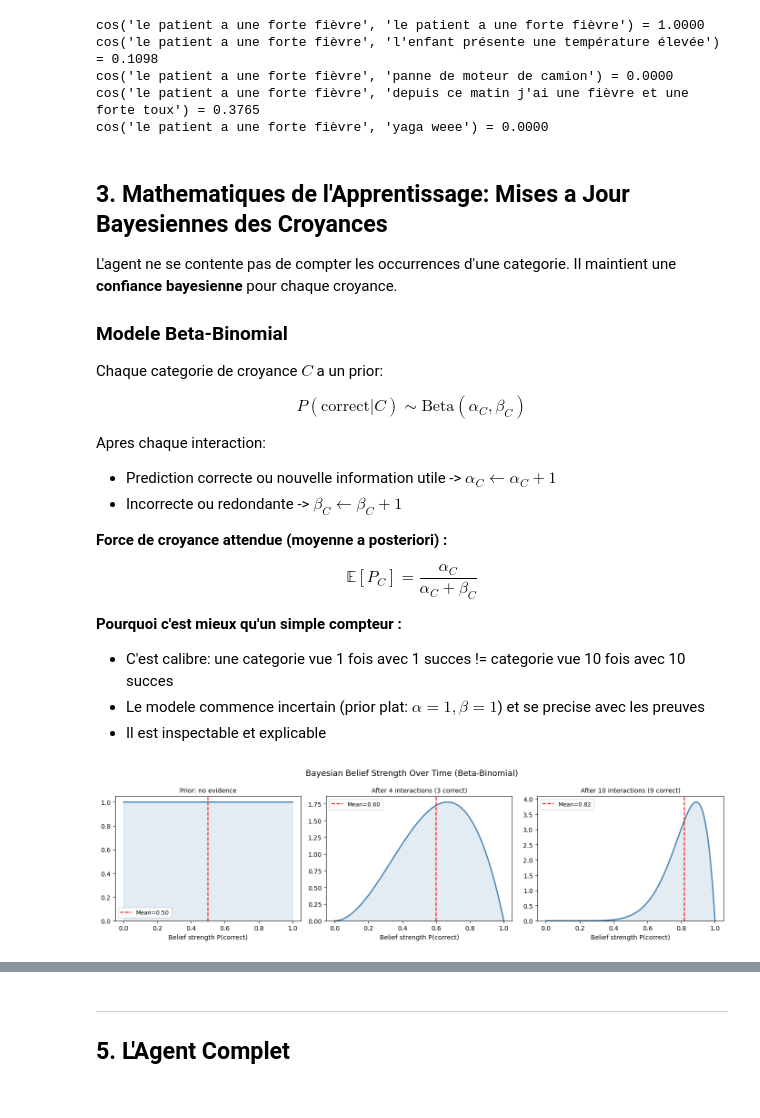
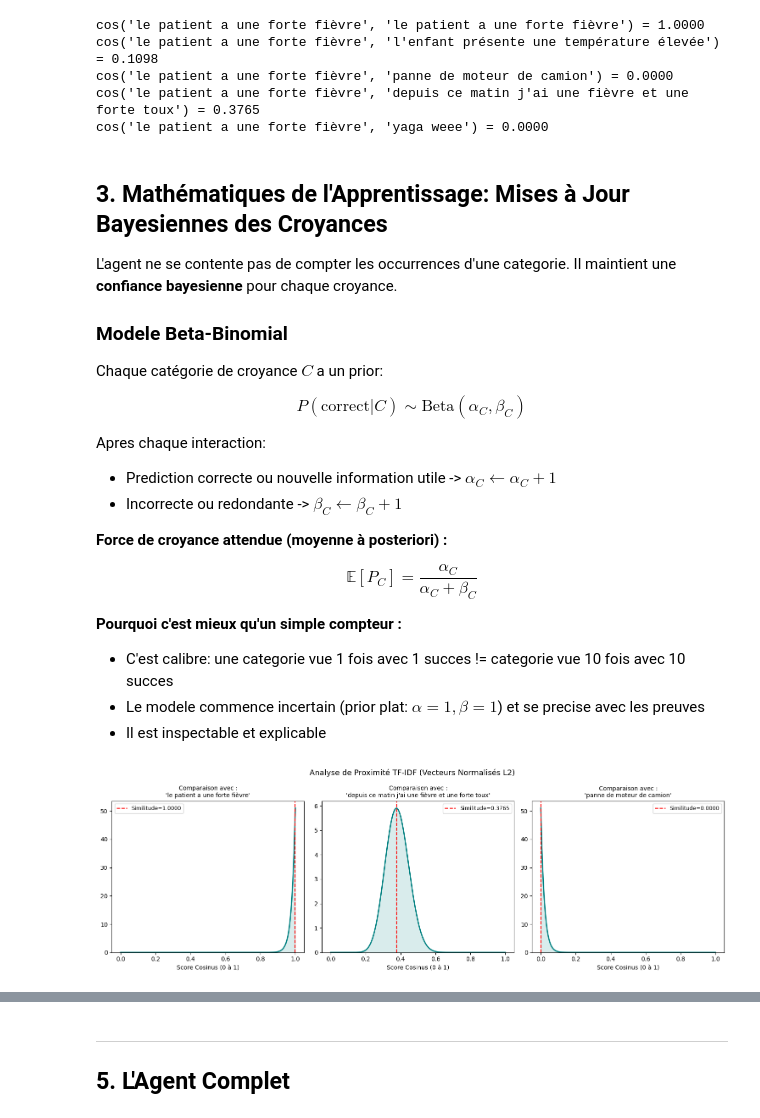
Before and after one commit to DestinBir/Child_Like_GDSC, a Jupyter notebook: notebooks/child_like_agent_workshop.ipynb, the cells around one changed output, grey strips where cells are left out. Cells and saved outputs as stored; diff of their text form; code cells hidden in the pictures.

```diff
--- a/notebooks/child_like_agent_workshop.ipynb
+++ b/notebooks/child_like_agent_workshop.ipynb
@@ -156,13 +157,13 @@ cos('le patient a une forte fièvre', 'panne de moteur de camion') = 0.0000
 cos('le patient a une forte fièvre', 'depuis ce matin j'ai une fièvre et une forte toux') = 0.3765
 cos('le patient a une forte fièvre', 'yaga weee') = 0.0000
 # %% [markdown]
-## 3. Mathematiques de l'Apprentissage: Mises a Jour Bayesiennes des Croyances
+## 3. Mathématiques de l'Apprentissage: Mises à Jour Bayesiennes des Croyances
 
 L'agent ne se contente pas de compter les occurrences d'une categorie. Il maintient une **confiance bayesienne** pour chaque croyance.
 
 ### Modele Beta-Binomial
 
-Chaque categorie de croyance $C$ a un prior:
+Chaque catégorie de croyance $C$ a un prior:
 
 $$P(\text{correct} | C) \sim \text{Beta}(\alpha_C, \beta_C)$$
 
@@ -170,7 +171,7 @@ Apres chaque interaction:
 - Prediction correcte ou nouvelle information utile -> $\alpha_C \leftarrow \alpha_C + 1$
 - Incorrecte ou redondante -> $\beta_C \leftarrow \beta_C + 1$
 
-**Force de croyance attendue (moyenne a posteriori) :**
+**Force de croyance attendue (moyenne à posteriori) :**
 
 $$\mathbb{E}[P_C] = \frac{\alpha_C}{\alpha_C + \beta_C}$$
 
@@ -178,34 +179,39 @@ $$\mathbb{E}[P_C] = \frac{\alpha_C}{\alpha_C + \beta_C}$$
 - C'est calibre: une categorie vue 1 fois avec 1 succes != categorie vue 10 fois avec 10 succes
 - Le modele commence incertain (prior plat: $\alpha=1, \beta=1$) et se precise avec les preuves
 - Il est inspectable et explicable
-# %%
-fig, axes = plt.subplots(1, 3, figsize=(14, 4))
-
-stages = [
-    (1, 1, "Prior: pas de preuve"),
-    (3, 2, "Apres 4 interactions (3 correctes)"),
-    (9, 2, "Apres 10 interactions (9 correctes)"),
-]
-
-x = np.linspace(0, 1, 200)
-
-for ax, (a, b, title) in zip(axes, stages):
-    y = beta_dist.pdf(x, a, b)
-    mean = a / (a + b)
-
-    ax.plot(x, y, lw=2, color="steelblue")
-    ax.axvline(mean, color="red", linestyle="--", label=f"Moyenne={mean:.2f}")
-    ax.fill_between(x, y, alpha=0.15, color="steelblue")
-
-    ax.set_title(title, fontsize=10)
-    ax.set_xlabel("Force de croyance P(correct)")
-    ax.legend(fontsize=9)
-    ax.set_ylim(0, None)
-
-plt.suptitle("Force de Croyance Bayesienne au Fil du Temps (Beta-Binomial)", fontsize=13)
-plt.tight_layout()
-
-plt.show()
-# %% [output]
-[figure, removed]
+# %%
+# 1. Calcul des similitudes
+query_vec = vecs[0].reshape(1, -1)
+similarities = [cosine_similarity(query_vec, vecs[i].reshape(1, -1))[0][0] for i in range(len(phrases))]
+
+# 2. Préparation du plot (3 exemples significatifs)
+fig, axes = plt.subplots(1, 3, figsize=(15, 5))
+
+# On choisit 3 indices pour illustrer : l'identique (0), le différent (2), le partiel (3)
+indices_to_plot = [0, 3, 2]
+
+x = np.linspace(0, 1, 200)
+
+for ax, idx in zip(axes, indices_to_plot):
+    score = similarities[idx]
+    phrase_comparee = phrases[idx]
+
+    # On simule une distribution centrée sur le score de similitude
+    # (On utilise une Beta très concentrée pour marquer le score TF-IDF)
+    y = beta_dist.pdf(x, score * 50 + 1, (1 - score) * 50 + 1)
+
+    ax.plot(x, y, lw=2, color="teal")
+    ax.axvline(score, color="red", linestyle="--", label=f"Similitude={score:.4f}")
+    ax.fill_between(x, y, alpha=0.15, color="teal")
+
+    ax.set_title(f"Comparaison avec :\n'{phrase_comparee}'", fontsize=10)
+    ax.set_xlabel("Score Cosinus (0 à 1)")
+    ax.legend(fontsize=9)
+    ax.set_ylim(0, None)
+
+plt.suptitle("Analyse de Proximité TF-IDF (Vecteurs Normalisés L2)", fontsize=13)
+plt.tight_layout()
+plt.show()
+# %% [output]
+[figure, added]
 # %% [markdown]
```
Also changed, not shown: parts of 13 cells of this notebook.
